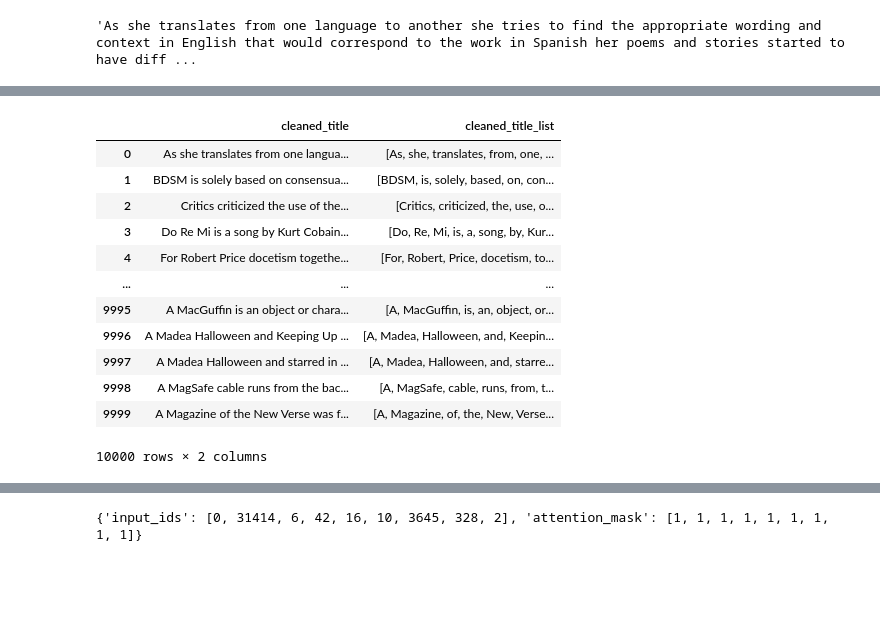
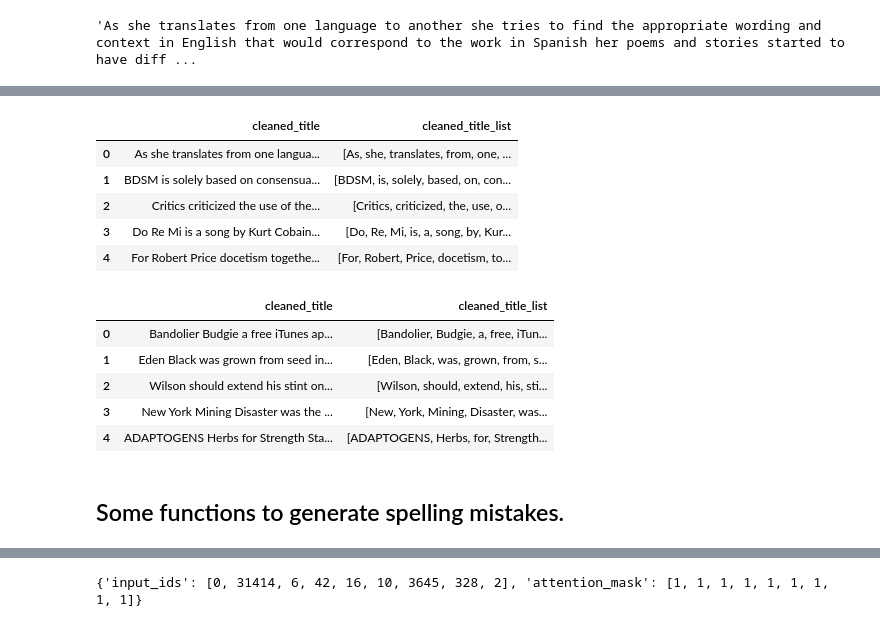
Before and after one commit to assemihab/spellingCorrection, a Jupyter notebook: assignment 3.5.ipynb, the cells around one changed output, grey strips where cells are left out. Saved outputs shown, nothing was run; the diff lists cells and outputs as text; code cells hidden in the pictures; blank space fills up the shorter version.

```diff
--- a/assignment 3.5.ipynb
+++ b/assignment 3.5.ipynb
@@ -76,17 +97,21 @@ convertTolist(loadedwikiDF)
 # %%
-loadedwikiDF
+loadedwikiDF.head()
 # %% [output]
 |  | cleaned_title | cleaned_title_list |
 | 0 | As she translates from one langua... | [As, she, translates, from, one, ... |
 | 1 | BDSM is solely based on consensua... | [BDSM, is, solely, based, on, con... |
 | 2 | Critics criticized the use of the... | [Critics, criticized, the, use, o... |
 | 3 | Do Re Mi is a song by Kurt Cobain... | [Do, Re, Mi, is, a, song, by, Kur... |
 | 4 | For Robert Price docetism togethe... | [For, Robert, Price, docetism, to... |
-| ... | ... | ... |
-| 9995 | A MacGuffin is an object or chara... | [A, MacGuffin, is, an, object, or... |
-| 9996 | A Madea Halloween and Keeping Up ... | [A, Madea, Halloween, and, Keepin... |
-| 9997 | A Madea Halloween and starred in ... | [A, Madea, Halloween, and, starre... |
-| 9998 | A MagSafe cable runs from the bac... | [A, MagSafe, cable, runs, from, t... |
-| 9999 | A Magazine of the New Verse was f... | [A, Magazine, of, the, New, Verse... |
-10000 rows × 2 columns
+# %%
+cleanedwikiDF_test.head()
+# %% [output]
+|  | cleaned_title | cleaned_title_list |
+| 0 | Bandolier Budgie a free iTunes ap... | [Bandolier, Budgie, a, free, iTun... |
+| 1 | Eden Black was grown from seed in... | [Eden, Black, was, grown, from, s... |
+| 2 | Wilson should extend his stint on... | [Wilson, should, extend, his, sti... |
+| 3 | New York Mining Disaster was the ... | [New, York, Mining, Disaster, was... |
+| 4 | ADAPTOGENS Herbs for Strength Sta... | [ADAPTOGENS, Herbs, for, Strength... |
+# %% [markdown]
+## Some functions to generate spelling mistakes.
 # %%
```
Also changed, not shown: parts of 67 cells of this notebook.
